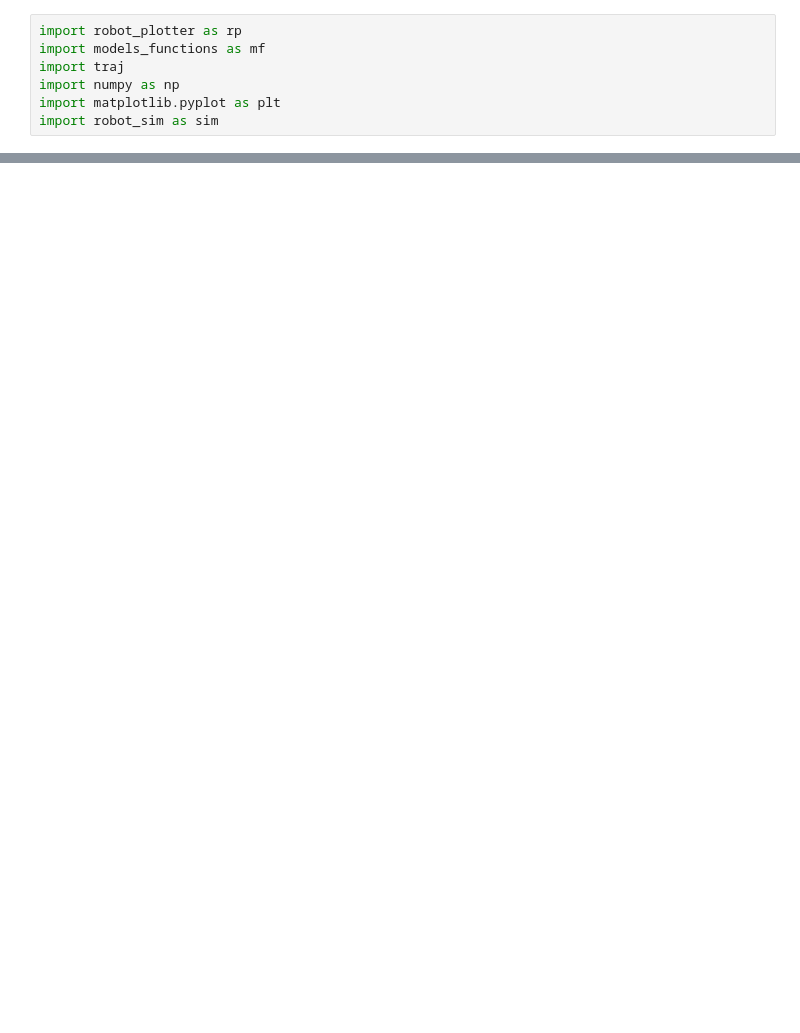
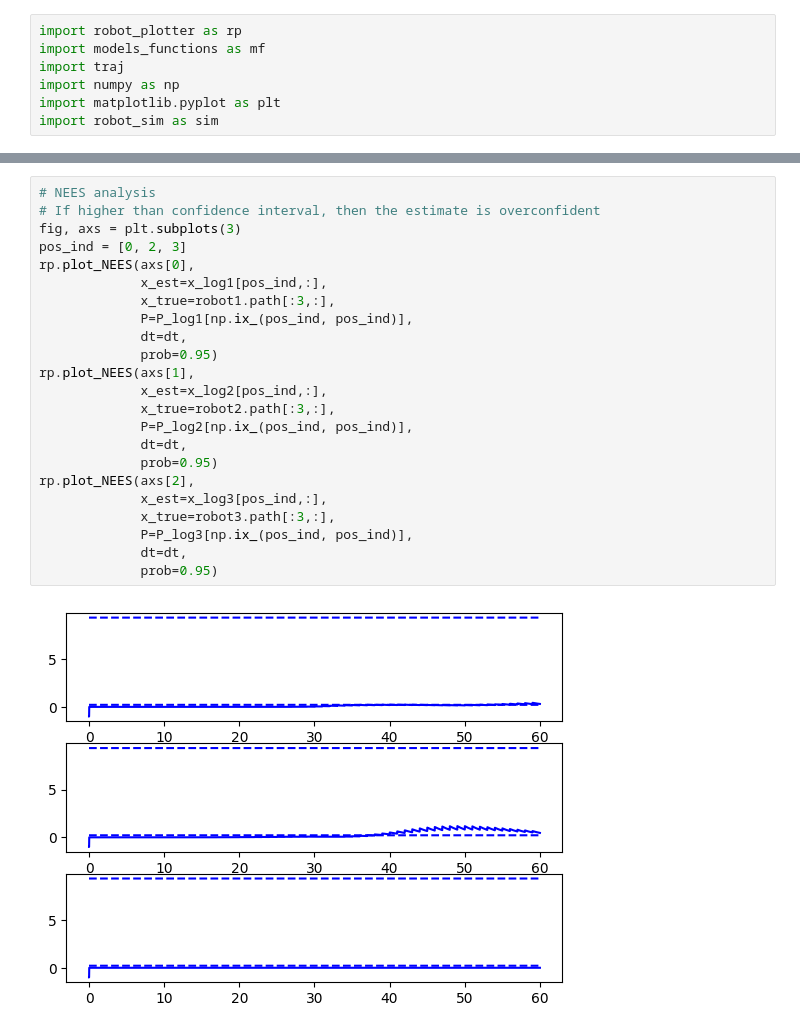
Before and after one commit to MarcusLariJ/UWB_Rasberry, a Jupyter notebook: Sim/test_naive_localization.ipynb, the cells around one changed output, grey strips where cells are left out. Cells and saved outputs as stored; diff of their text form; blank space fills up the shorter version.

```diff
--- a/Sim/test_naive_localization.ipynb
+++ b/Sim/test_naive_localization.ipynb
@@ -89,0 +139,25 @@ for i in range(pos_len-1):
+# %%
+# NEES analysis
+# If higher than confidence interval, then the estimate is overconfident
+fig, axs = plt.subplots(3)
+pos_ind = [0, 2, 3]
+rp.plot_NEES(axs[0],
+             x_est=x_log1[pos_ind,:],
+             x_true=robot1.path[:3,:],
+             P=P_log1[np.ix_(pos_ind, pos_ind)],
+             dt=dt,
+             prob=0.95)
+rp.plot_NEES(axs[1],
+             x_est=x_log2[pos_ind,:],
+             x_true=robot2.path[:3,:],
+             P=P_log2[np.ix_(pos_ind, pos_ind)],
+             dt=dt,
+             prob=0.95)
+rp.plot_NEES(axs[2],
+             x_est=x_log3[pos_ind,:],
+             x_true=robot3.path[:3,:],
+             P=P_log3[np.ix_(pos_ind, pos_ind)],
+             dt=dt,
+             prob=0.95)
+# %% [output]
+[figure, added]
```
Also changed, not shown: parts of 6 cells of this notebook, 4 other files.
